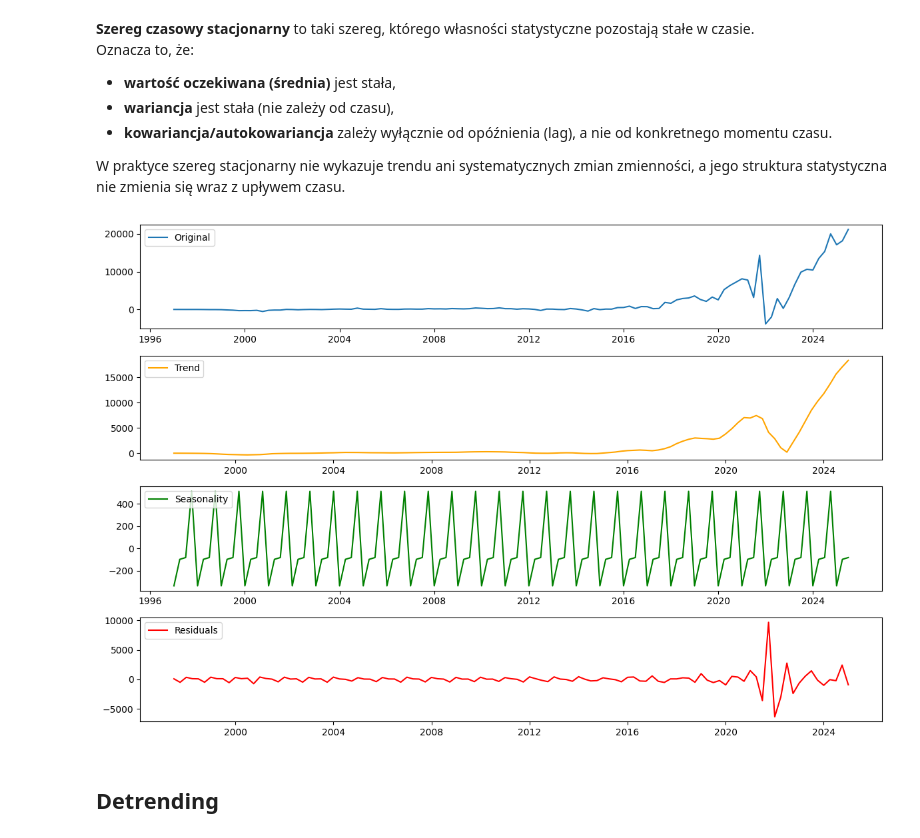
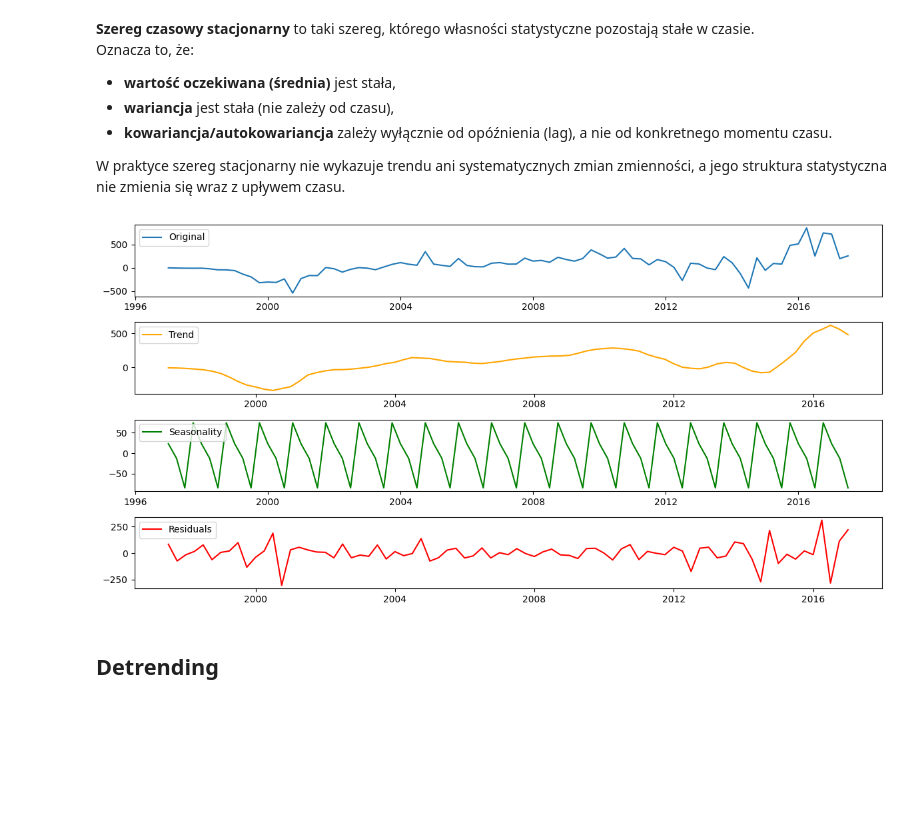
Before and after one commit to KawaMaciej/Stochastyczna, a Jupyter notebook: notebook.ipynb, the cells around one changed output. Saved outputs shown, nothing was run; the diff lists cells and outputs as text; code cells hidden in the pictures; blank space fills up the shorter version.

```diff
--- a/notebook.ipynb
+++ b/notebook.ipynb
@@ -23,2 +25,6 @@ warnings.filterwarnings("ignore")
+# %%
+data_cutoff = -32
+figsize=(12, 6)
+train_size = 0.6
 # %% [markdown]
 ## 1. Eksploracja Dancych
@@ -53,3 +45,23 @@ Zmienna ta przedstawia zysk netto lub stratę netto osiąganą przez przedsiębi
 Dane mają postać **szeregu czasowego**, w którym wartości są ułożone chronologicznie i występują w równych odstępach czasowych (co kwartał). Dzięki temu zmienna nadaje się do modelowania metodami prognostycznymi, takimi jak ARIMA, SARIMA, modele wygładzania wykładniczego, modele hybrydowe oraz algorytmy uczenia maszynowego.
 
 ---
+# %%
+df = pd.read_csv(r'Amazon Net Income by Quarter.csv')
+df = df.head(data_cutoff)
+real_case_data = df.copy().tail(data_cutoff)
+df['Category'] = df['Category'].str.strip()
+
+period_strings = df['Category'].str.replace(r'Q([1-4])\s*(\d{4})', r'\2Q\1', regex=True)
+
+period_idx = pd.PeriodIndex(period_strings, freq='Q')
+
+df.index = period_idx.to_timestamp()
+
+df.index.name = 'Date'
+
+df = df.drop(columns=['Category'])
+
+#covid_start = "2020-03-01"
+#covid_end = "2021-06-01"
+
+#df = df.loc[~((df.index >= covid_start) & (df.index <= covid_end))]
@@ -98,34 +122,34 @@ W praktyce szereg stacjonarny nie wykazuje trendu ani systematycznych zmian zmie
 # %%
 y_basic = df["Net Income/Loss"]
 
 decomposition = seasonal_decompose(y_basic, model='additive', period=4)
 
 trend = decomposition.trend
 seasonal = decomposition.seasonal
 residual = decomposition.resid
 
 
-plt.figure(figsize=(12,8))
+plt.figure(figsize=figsize)
 
 plt.subplot(411)
 plt.plot(y_basic, label='Original')
 plt.legend(loc='upper left')
 
 plt.subplot(412)
 plt.plot(trend, label='Trend', color='orange')
 plt.legend(loc='upper left')
 
 plt.subplot(413)
 plt.plot(seasonal, label='Seasonality', color='green')
 plt.legend(loc='upper left')
 
 plt.subplot(414)
 plt.plot(residual, label='Residuals', color='red')
 plt.legend(loc='upper left')
 
 plt.tight_layout()
 plt.show()
 # %% [output]
-[figure, old version]
+[figure, new version]
 # %% [markdown]
 ## Detrending
```
Also changed, not shown: parts of 21 cells of this notebook, 1 other file.
